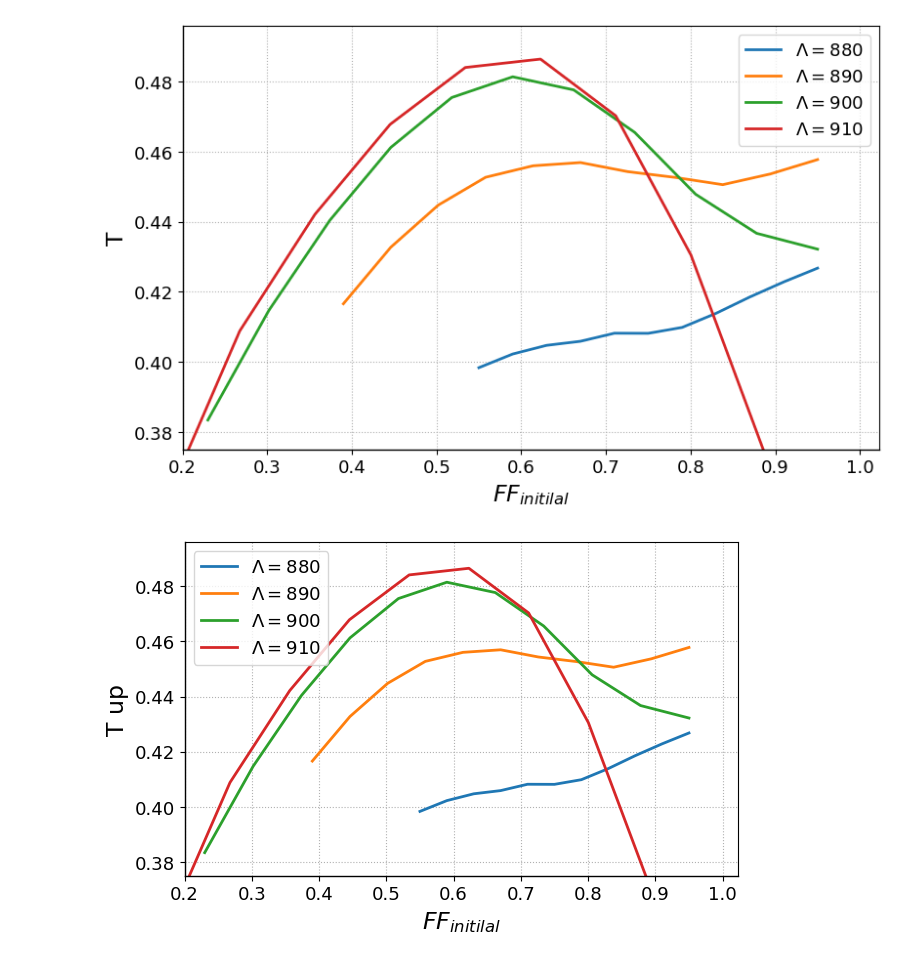
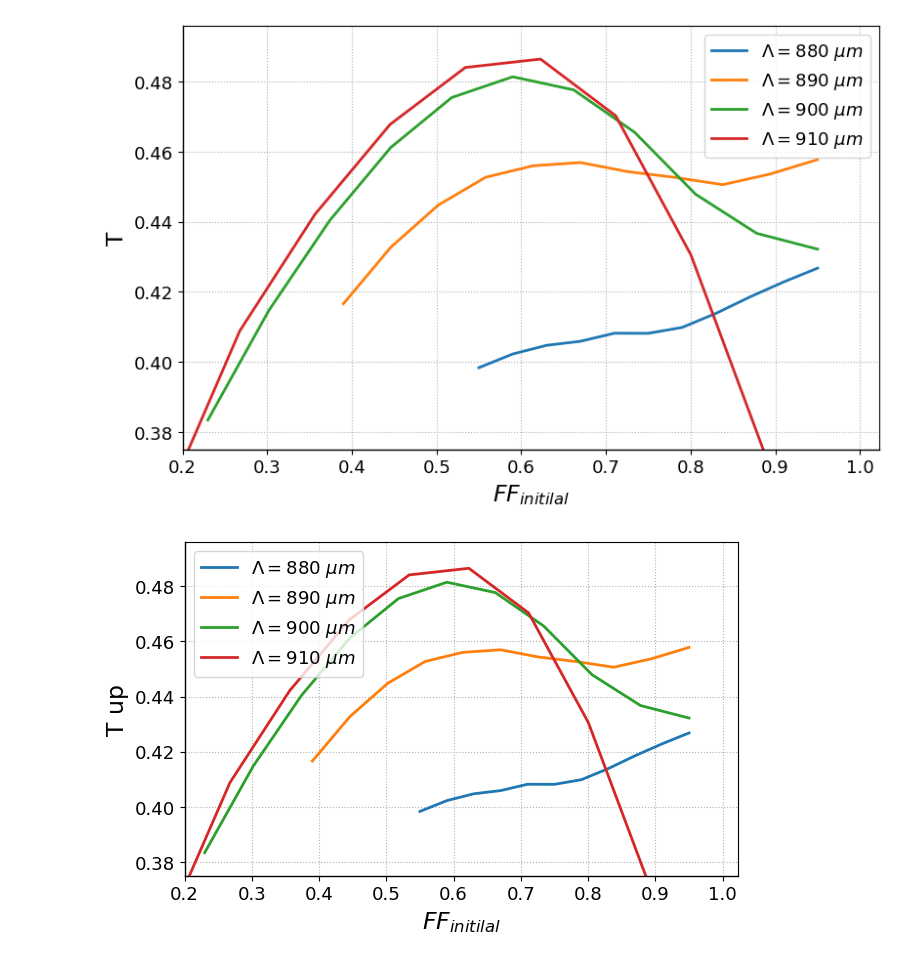
Before and after one commit to TobsTha/BA_code, a Jupyter notebook: Graphics/Up_Transmission/up_transmission.ipynb, the cells around one changed output. Drawn from its saved outputs; the diff is of its cells as text; code cells hidden in the pictures.

```diff
--- a/Graphics/Up_Transmission/up_transmission.ipynb
+++ b/Graphics/Up_Transmission/up_transmission.ipynb
@@ -69,10 +69,10 @@ linewidth = 2
 
 # Plot the data
 fig, ax = plt.subplots(figsize=(8, 5), layout='constrained')
-ax.plot(data880[0], data880[1], marker='', linestyle='-', label = r'$\Lambda = 880$', linewidth = linewidth)
-ax.plot(data890[0], data890[1], marker='', linestyle='-', label = r'$\Lambda = 890$', linewidth = linewidth)
-ax.plot(data900[0], data900[1], marker='', linestyle='-', label = r'$\Lambda = 900$', linewidth = linewidth)
-ax.plot(data910[0], data910[1], marker='', linestyle='-', label = r'$\Lambda = 910$', linewidth = linewidth)
+ax.plot(data880[0], data880[1], marker='', linestyle='-', label = r'$\Lambda = 880  ~\mu m$', linewidth = linewidth)
+ax.plot(data890[0], data890[1], marker='', linestyle='-', label = r'$\Lambda = 890  ~\mu m$', linewidth = linewidth)
+ax.plot(data900[0], data900[1], marker='', linestyle='-', label = r'$\Lambda = 900  ~\mu m$', linewidth = linewidth)
+ax.plot(data910[0], data910[1], marker='', linestyle='-', label = r'$\Lambda = 910  ~\mu m$', linewidth = linewidth)
 
 
 # Use scientific notation for x-axis tick labels if appropriate
@@ -101,7 +101,7 @@ ax.legend(fontsize = tickslabelsize)
 plt.show()
 fig.savefig('Up_T_4plots.png', dpi=300)
 # %% [output]
-[figure, old version]
+[figure, new version]
 # %%
 tickslabelsize = 13
 labelsize = 16
@@ -110,36 +110,36 @@ linewidth = 2
 
 # Plot the data
 fig, ax = plt.subplots(figsize=(6.4, 4), layout='constrained')
-ax.plot(data880[0], data880[1], marker='', linestyle='-', label = r'$\Lambda = 880$', linewidth = linewidth)
-ax.plot(data890[0], data890[1], marker='', linestyle='-', label = r'$\Lambda = 890$', linewidth = linewidth)
-ax.plot(data900[0], data900[1], marker='', linestyle='-', label = r'$\Lambda = 900$', linewidth = linewidth)
-ax.plot(data910[0], data910[1], marker='', linestyle='-', label = r'$\Lambda = 910$', linewidth = linewidth)
+ax.plot(data880[0], data880[1], marker='', linestyle='-', label = r'$\Lambda = 880  ~\mu m$', linewidth = linewidth)
+ax.plot(data890[0], data890[1], marker='', linestyle='-', label = r'$\Lambda = 890  ~\mu m$', linewidth = linewidth)
+ax.plot(data900[0], data900[1], marker='', linestyle='-', label = r'$\Lambda = 900  ~\mu m$', linewidth = linewidth)
+ax.plot(data910[0], data910[1], marker='', linestyle='-', label = r'$\Lambda = 910  ~\mu m$', linewidth = linewidth)
 
 
 # Use scientific notation for x-axis tick labels if appropriate
 ax.ticklabel_format(style='sci', axis='x', scilimits=(0,0))
 
 ax.set_ylim(bottom= 0.375)
 ax.set_xlim(left= 0.2)
 
 # Increase label font size for readability and add a title
 ax.tick_params(axis='both', labelrotation=0, labelsize=tickslabelsize)
 ax.set_xlabel('$FF_{{initilal}}$', fontsize=fontsize)
 ax.set_ylabel('T up', fontsize=fontsize)
 # ax.set_title('Transmission versus initial filling factor', fontsize=14)
 
 ax.spines['bottom'].set_linewidth(1)  # Thicker line for x-axis
 ax.spines['left'].set_linewidth(1)    # Thicker line for y-axis
 # ax.spines['top'].set_visible(False)
 # ax.spines['right'].set_visible(False)
 
 # # Rotate x-axis tick labels to prevent overlap
 # ax.tick_params(axis='x', labelrotation=0, labelsize=10)
 
 # Show grid
 ax.grid(True, linestyle = ':')
 ax.legend(fontsize = tickslabelsize)
 plt.show()
 fig.savefig('Up_T_4plots_presentation2.png', dpi=300)
 # %% [output]
-[figure, old version]
+[figure, new version]
```
Also changed, not shown: 7 other files.
